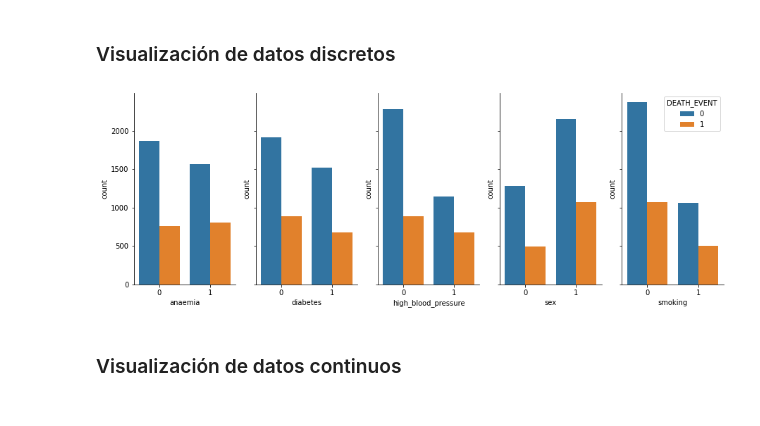
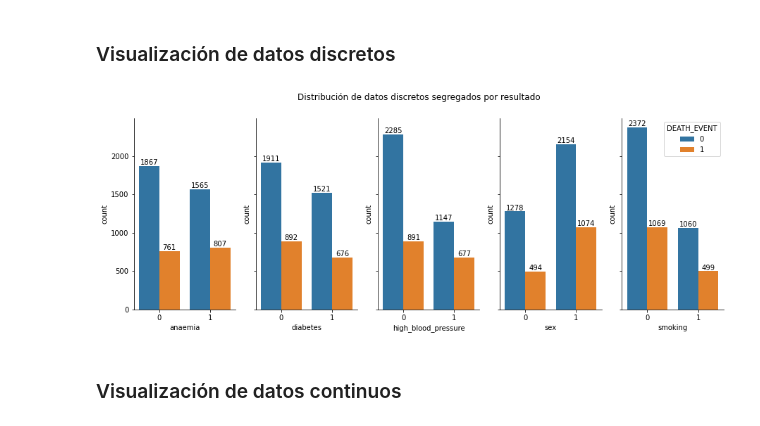
Before and after one commit to Monolite/ml-course, a Jupyter notebook: lesson-3/ml_clasificacion_proyecto.ipynb, the cells around one changed output. Cells and saved outputs as stored; diff of their text form; code cells hidden in the pictures.

Commit message:
fix: Minor chart changes

```diff
--- a/lesson-3/ml_clasificacion_proyecto.ipynb
+++ b/lesson-3/ml_clasificacion_proyecto.ipynb
@@ -112,0 +115,9 @@ ds_desc
+# %%
+fig, ax = plt.subplots()
+
+ax = sns.countplot(ds_df, x='DEATH_EVENT')
+
+fig.suptitle('Balanceo de clases')
+ax.bar_label(ax.containers[0])
+
+plt.show()
@@ -113,25 +126,31 @@ ds_desc
 # %% [markdown]
 ### Visualización de datos discretos
 # %%
-
-
-figure, axes = plt.subplots(ncols=disc_cols.index.values.size, sharey=True, figsize=(15,5))
+fig, axes = plt.subplots(ncols=disc_cols.index.values.size, sharey=True, figsize=(15,5))
 
 idx = 0
 
 for col in disc_cols.index:
-    sns.countplot(ds_df, x=col, hue='DEATH_EVENT', ax=axes[idx])
+    ax = axes[idx]
+    sns.countplot(ds_df,
+                  x=col,
+                  hue='DEATH_EVENT',
+                  ax=ax)
 
     if idx < axes.size - 1:
-        axes[idx].get_legend().remove()
+        ax.get_legend().remove()
 
-    axes[idx].spines[['right', 'top']].set_visible(False)
+    ax.spines[['right', 'top']].set_visible(False)
+    ax.bar_label(ax.containers[0])
+    ax.bar_label(ax.containers[1])
 
     idx = idx + 1
 
+fig.suptitle('Distribución de datos discretos segregados por resultado')
+
 plt.show()
 # %% [output]
-[figure, old version]
+[figure, new version]
 # %% [markdown]
 ### Visualización de datos continuos
 # %%
```
Also changed, not shown: parts of 4 cells of this notebook.
